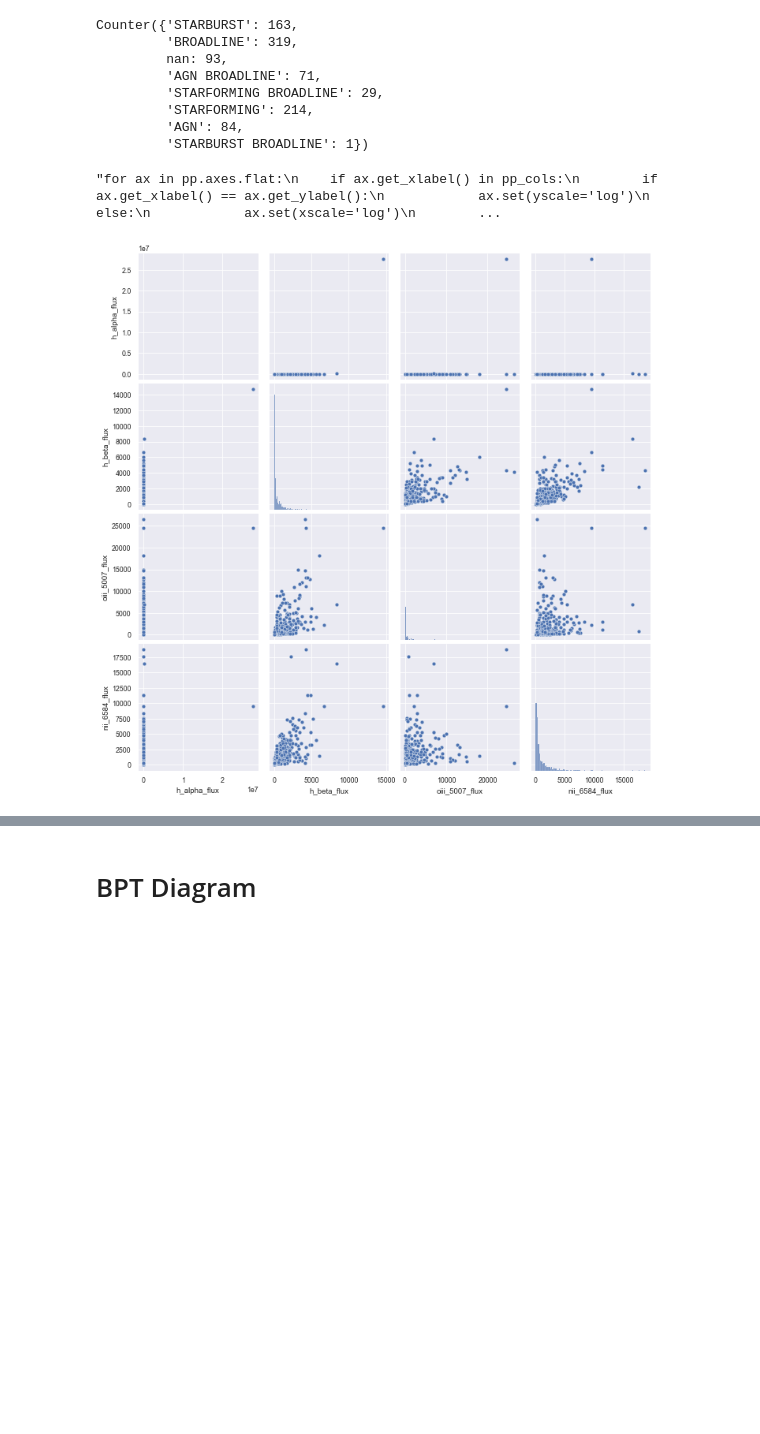
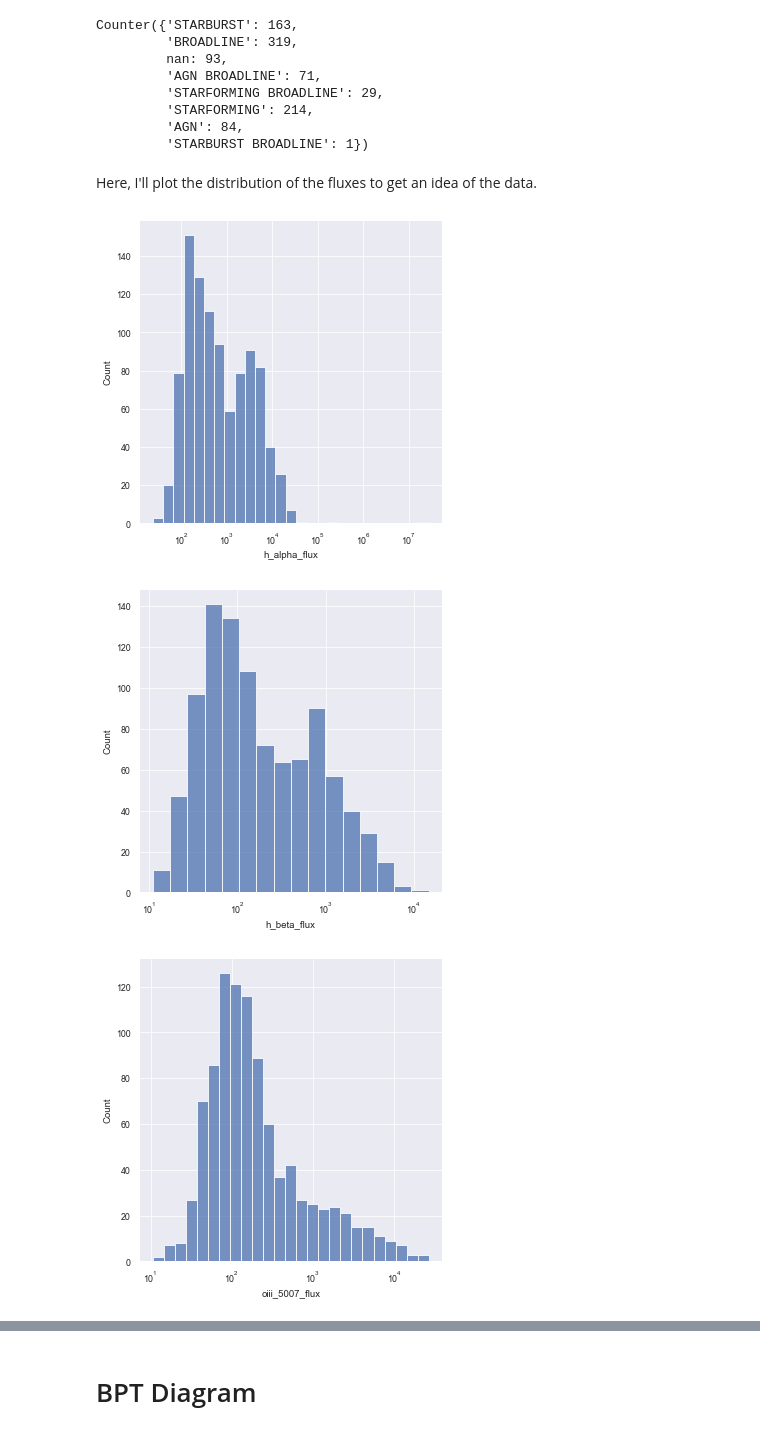
Before and after one commit to NicoGalvarino/AGN_Tutorials_Git, a Jupyter notebook: Tutorial_4_finding_qsos/finding_qsos.ipynb, the cells around one changed output, grey strips where cells are left out. Saved outputs shown, nothing was run; the diff lists cells and outputs as text; code cells hidden in the pictures; blank space fills up the shorter version.

```diff
--- a/Tutorial_4_finding_qsos/finding_qsos.ipynb
+++ b/Tutorial_4_finding_qsos/finding_qsos.ipynb
@@ -49,20 +49,18 @@ Counter({'STARBURST': 163,
          'STARFORMING': 214,
          'AGN': 84,
          'STARBURST BROADLINE': 1})
-# %%
-pp_cols = ['h_alpha_flux', 'h_beta_flux', 'oiii_5007_flux', 'nii_6584_flux']
-
-pp = sns.pairplot(qsos, x_vars=pp_cols, y_vars=pp_cols,
-                  palette='colorblind', diag_kind='hist')#, kind='kde')#, hue='subclass');
-
-for ax in pp.axes.flat:
-    if ax.get_xlabel() in pp_cols:
-        if ax.get_xlabel() == ax.get_ylabel():
-            ax.set(xscale='linear')
-            ax.set(yscale='log')
-        else:
-            ax.set(xscale='log')
-            ax.set(yscale='log')
-# %% [output]
-"for ax in pp.axes.flat:\n    if ax.get_xlabel() in pp_cols:\n        if ax.get_xlabel() == ax.get_ylabel():\n            ax.set(yscale='log')\n        else:\n            ax.set(xscale='log')\n        ...
-[figure, removed]
+# %% [markdown]
+Here, I'll plot the distribution of the fluxes to get an idea of the data.
+# %%
+cols = ['h_alpha_flux', 'h_beta_flux', 'oiii_5007_flux', 'nii_6584_flux']
+
+for col in cols:
+    sns.displot(data=qsos, x=col, log_scale=True)
+
+    # plt.savefig('distr_' + col + '.pdf')
+
+    plt.show()
+# %% [output]
+[figure, added]
+[figure, added]
+[figure, added]
```
Also changed, not shown: parts of 3 cells of this notebook, 10 other files.
